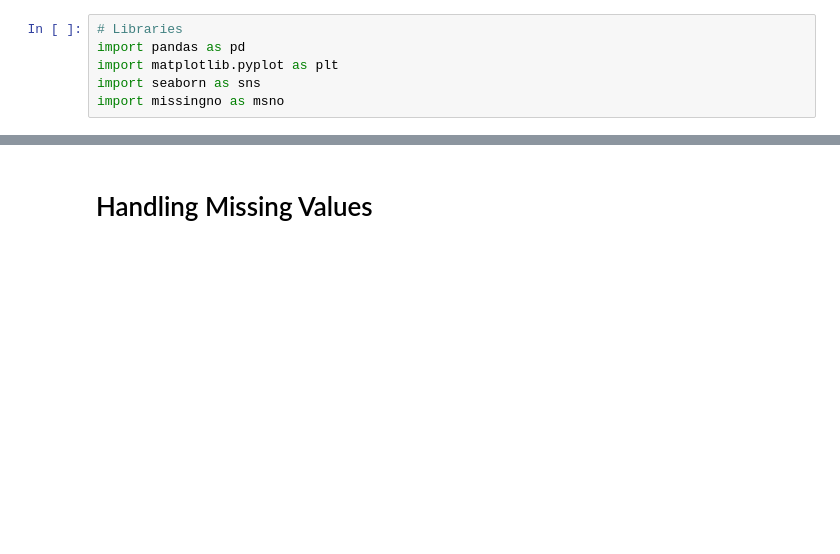
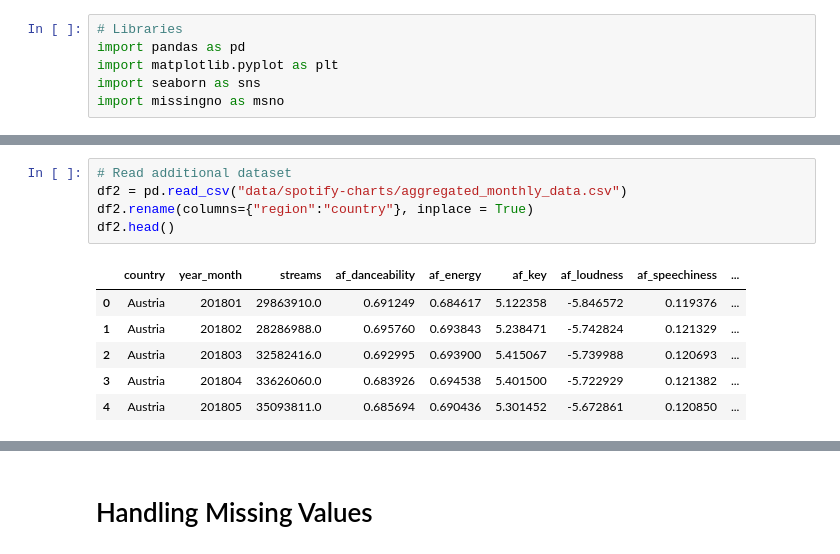
Before and after one commit to Hubert-Magdziak/Reproducible-Research-Project-2024, a Jupyter notebook: code.ipynb, the cells around one changed output, grey strips where cells are left out. Cells and saved outputs as stored; diff of their text form; blank space fills up the shorter version.

```diff
--- a/code.ipynb
+++ b/code.ipynb
@@ -19,0 +46,12 @@ df.describe().T
+# %%
+# Read additional dataset
+df2 = pd.read_csv("data/spotify-charts/aggregated_monthly_data.csv")
+df2.rename(columns={"region":"country"}, inplace = True)
+df2.head()
+# %% [output]
+|  | country | year_month | streams | af_danceability | af_energy | af_key | af_loudness | af_speechiness | ... |
+| 0 | Austria | 201801 | 29863910.0 | 0.691249 | 0.684617 | 5.122358 | -5.846572 | 0.119376 | ... |
+| 1 | Austria | 201802 | 28286988.0 | 0.695760 | 0.693843 | 5.238471 | -5.742824 | 0.121329 | ... |
+| 2 | Austria | 201803 | 32582416.0 | 0.692995 | 0.693900 | 5.415067 | -5.739988 | 0.120693 | ... |
+| 3 | Austria | 201804 | 33626060.0 | 0.683926 | 0.694538 | 5.401500 | -5.722929 | 0.121382 | ... |
+| 4 | Austria | 201805 | 35093811.0 | 0.685694 | 0.690436 | 5.301452 | -5.672861 | 0.120850 | ... |
```
Also changed, not shown: parts of 21 cells of this notebook.
